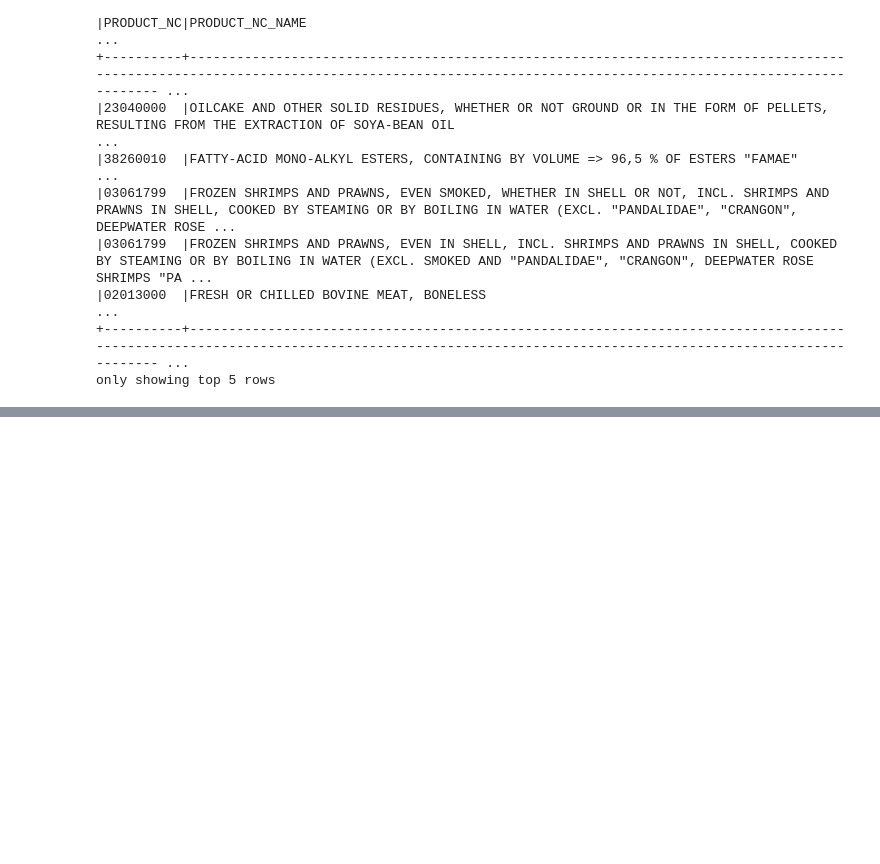
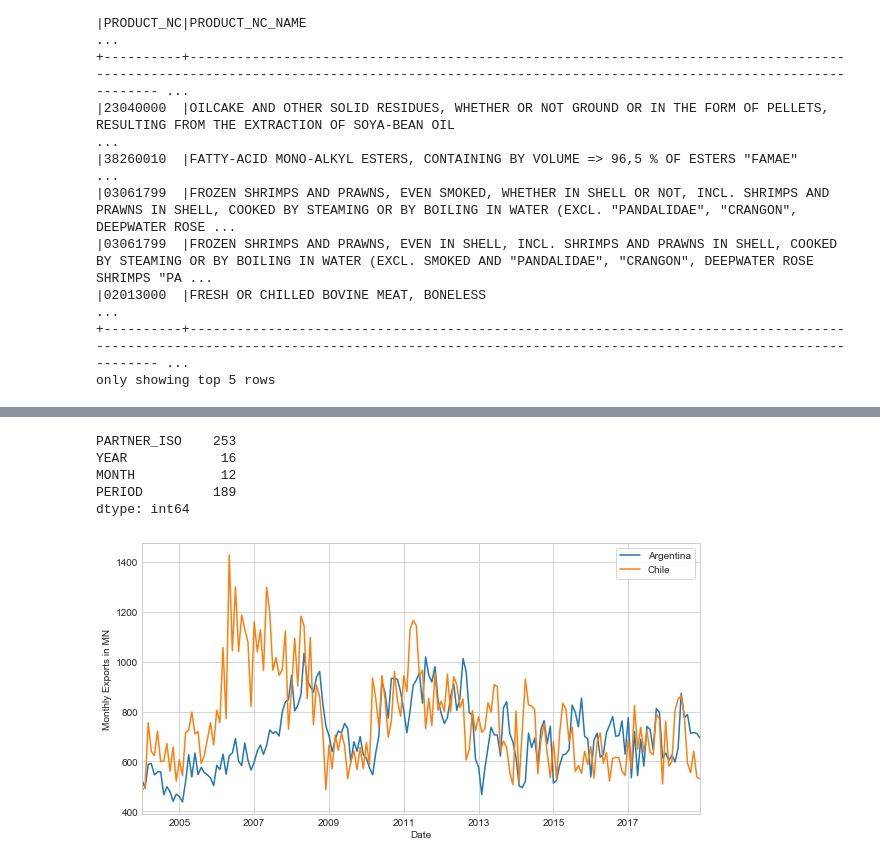
Before and after one commit to chrisssch/world-trade, a Jupyter notebook: data-queries-spark.ipynb, the cells around one changed output, grey strips where cells are left out. Cells and saved outputs as stored; diff of their text form; code cells hidden in the pictures; blank space fills up the shorter version.

Commit message:
updated readme, added time series analysis to data-queries-spark

```diff
--- a/data-queries-spark.ipynb
+++ b/data-queries-spark.ipynb
@@ -592,0 +581,19 @@ only showing top 5 rows
+# %%
+query = spark.read.parquet("data/parquet/*")
+
+query = query \
+    .withColumn("YEAR", query["PERIOD"].substr(1, 4).cast(IntegerType())) \
+    .withColumn("MONTH", query["PERIOD"].substr(5, 6).cast(IntegerType()))
+
+query = query \
+    .select("PARTNER_ISO", "PRODUCT_NC", "FLOW", "YEAR", "MONTH", "PERIOD", "VALUE_IN_EUROS") \
+    .filter(query["FLOW"] == 1) \
+    .filter(query["PRODUCT_NC"] != "TOTAL") \
+    .groupBy("PARTNER_ISO", "YEAR", "MONTH", "PERIOD").agg({"VALUE_IN_EUROS": "sum"}) \
+    .orderBy("PARTNER_ISO", "YEAR", "MONTH")
+
+query = query \
+    .withColumn("IMPORTS_MN", query["sum(VALUE_IN_EUROS)"]/1e6) \
+    .drop("sum(VALUE_IN_EUROS)")
+
+query = query.cache()
@@ -592,0 +613,6 @@ only showing top 5 rows
+# %%
+# Convert Spark DataFrame to pandas DataFrame and set Datetime Index
+df = query.toPandas()
+df.index = pd.to_datetime(
+    df["PERIOD"].astype(str), format="%Y%m"
+)
@@ -592,0 +629,19 @@ only showing top 5 rows
+# %%
+df.iloc[:, 0:-1].nunique()
+# %% [output]
+PARTNER_ISO    253
+YEAR            16
+MONTH           12
+PERIOD         189
+dtype: int64
+# %%
+# Visualization for two example partners
+plt.figure(figsize=(10,5))
+df[df.PARTNER_ISO == "AR"]["IMPORTS_MN"].rename("Argentina")["2004":"2018"].plot()
+df[df.PARTNER_ISO == "CL"]["IMPORTS_MN"].rename("Chile")["2004":"2018"].plot()
+plt.xlabel("Date")
+plt.ylabel("Monthly Exports in MN")
+plt.legend(frameon=True)
+plt.show()
+# %% [output]
+[figure, added]
```
Also changed, not shown: parts of 17 cells of this notebook, 6 other files.
